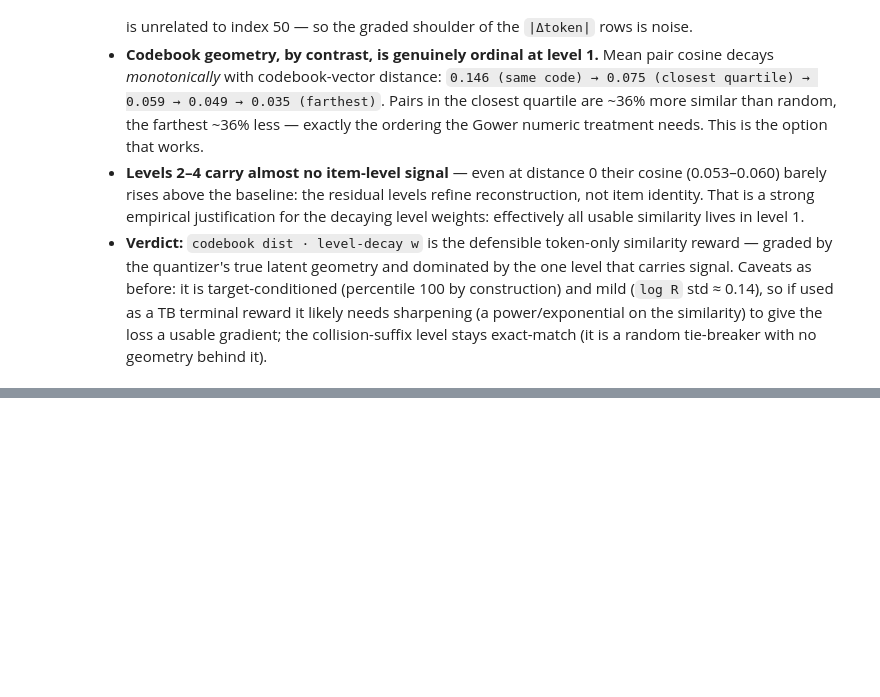
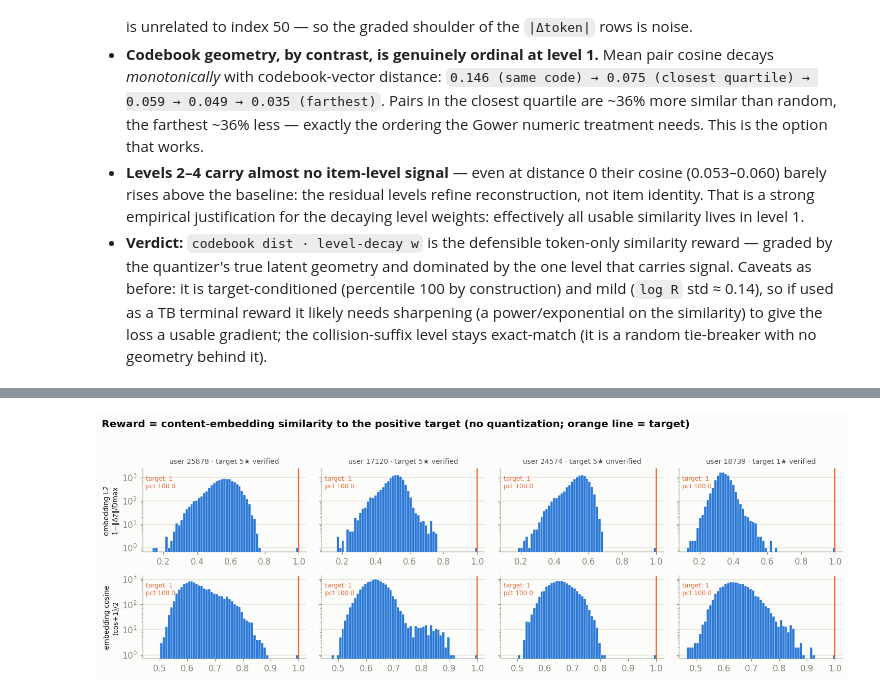
Before and after one commit to Anaxagor/flowrec, a Jupyter notebook: examples/amazon_reward_analysis.ipynb, the cells around one changed output, grey strips where cells are left out. Drawn from its saved outputs; the diff is of its cells as text; code cells hidden in the pictures; blank space fills up the shorter version.

Commit message:
update logic for reward model, update similarity reward

```diff
--- a/examples/amazon_reward_analysis.ipynb
+++ b/examples/amazon_reward_analysis.ipynb
@@ -1281,0 +1361,41 @@ by CODEBOOK-vector distance (quartiles of nonzero distances):
+# %%
+# --- Plot: reward = content-embedding similarity, full catalog per user --------
+emb_variant_names = list(emb_rewards)
+fig, axes = plt.subplots(
+    len(emb_variant_names), N_USERS,
+    figsize=(3.4 * N_USERS, 2.4 * len(emb_variant_names)),
+    sharex="row", sharey="row",
+)
+for row, name in enumerate(emb_variant_names):
+    r_all = emb_rewards[name].numpy()
+    bins = np.linspace(r_all.min(), max(r_all.max(), 1.0) * 1.001, 60)
+    for col in range(N_USERS):
+        ax = axes[row, col]
+        r = r_all[col]
+        ax.hist(r, bins=bins, color=C_VERIFIED, edgecolor=SURFACE,
+                linewidth=0.3, zorder=3)
+        ax.set_yscale("log")
+        tgt = float(r[is_positive[col].numpy()][0])
+        pct = float((r < tgt).mean() * 100)
+        ax.axvline(tgt, color=C_UNVERIFIED, linewidth=1.6, zorder=4)
+        ax.text(0.02, 0.92, f"target: {tgt:.3g}\npct {pct:.1f}",
+                transform=ax.transAxes, ha="left", va="top",
+                fontsize=8, color=C_UNVERIFIED)
+        ax.grid(axis="x", visible=False)
+        if row == 0:
+            rt = batch["target_ratings"][col].item()
+            ver = "verified" if bool(batch["target_verified_purchase"][col]) else "unverified"
+            ax.set_title(f"user {int(batch['user_ids'][col])} · target {rt:.0f}★ {ver}",
+                         fontsize=9, color=INK_2)
+        if col == 0:
+            ax.set_ylabel(name.replace(" · ", "\n"), fontsize=9, color=INK)
+
+fig.suptitle(
+    "Reward = content-embedding similarity to the positive target "
+    "(no quantization; orange line = target)",
+    fontweight="bold", x=0.01, ha="left",
+)
+fig.tight_layout(rect=(0, 0, 1, 0.94))
+plt.show()
+# %% [output]
+[figure, added]
```
Also changed, not shown: parts of 17 cells of this notebook, 8 other files.
